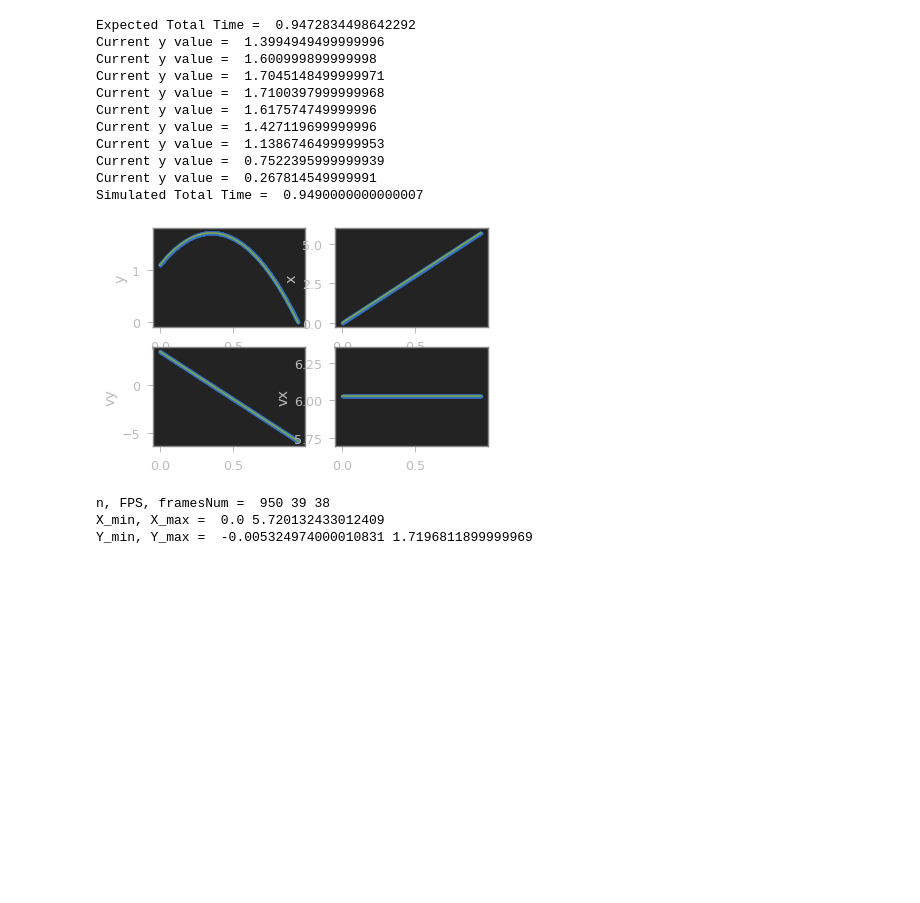
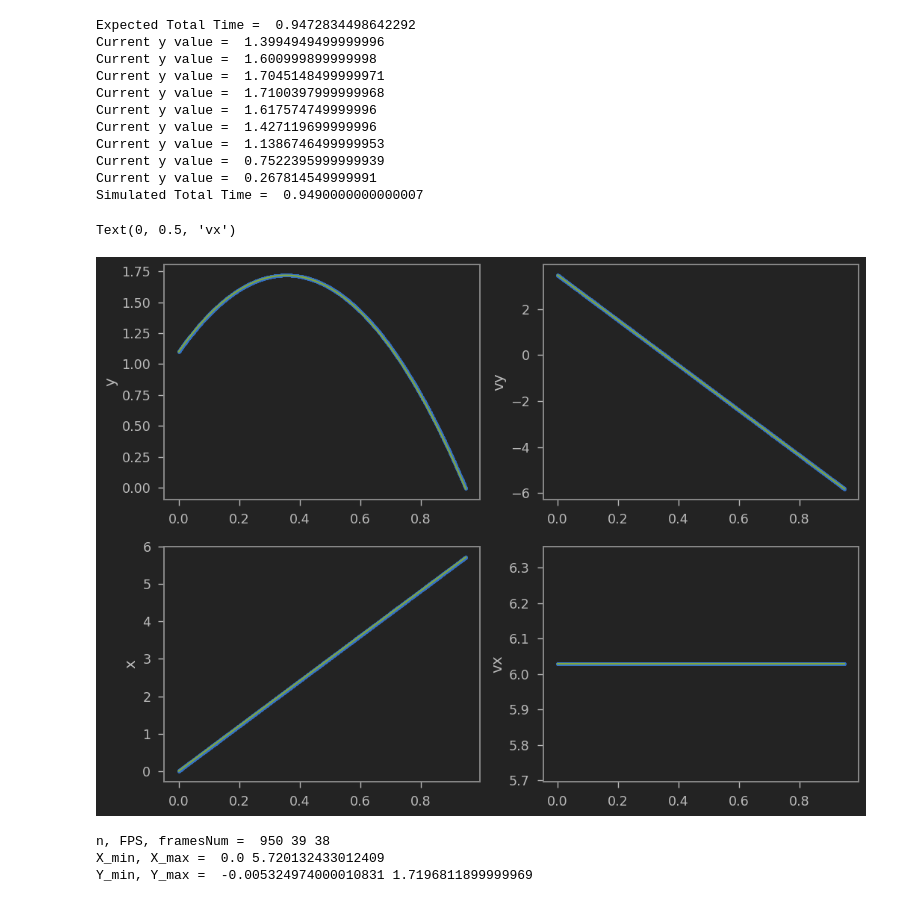
Before and after one commit to brash99/phys421, a Jupyter notebook: JupyterNotebooks/ProjectileMotionBasic.ipynb, the cells around one changed output. Drawn from its saved outputs; the diff is of its cells as text; code cells hidden in the pictures; blank space fills up the shorter version.

```diff
--- a/JupyterNotebooks/ProjectileMotionBasic.ipynb
+++ b/JupyterNotebooks/ProjectileMotionBasic.ipynb
@@ -164,33 +164,36 @@ Current y value =  0.267814549999991
 Simulated Total Time =  0.9490000000000007
 # %%
 import matplotlib.pyplot as plt
+plt.rcParams["figure.figsize"] = (12,9)
 
-# Generate the figure and the axes
-fig, axs = plt.subplots(nrows=2, ncols=2)
+figure, axis = plt.subplots(2, 2)
+plot1 = plt.subplot2grid((2, 2), (0, 0), rowspan=1, colspan=1)
+plot2 = plt.subplot2grid((2, 2), (0, 1), rowspan=1, colspan=1)
+plot3 = plt.subplot2grid((2, 2), (1, 0), rowspan=1, colspan=1)
+plot4 = plt.subplot2grid((2, 2), (1, 1), rowspan=1, colspan=1)
 
 # On the first axis, plot the y value
-axs[0][0].plot(t,y,'.')
-axs[0][0].plot(t,y_t)
-axs[0][0].set_ylabel('y')
+plot1.plot(t,y,'.')
+plot1.plot(t,y_t)
+plot1.set_ylabel('y')
 
 # On the second axis, plot the vy value
-axs[1][0].plot(t,vy,'.')
-axs[1][0].plot(t,vy_t)
-axs[1][0].set_ylabel('vy')
+plot2.plot(t,vy,'.')
+plot2.plot(t,vy_t)
+plot2.set_ylabel('vy')
 
 # On the third axis, plot the x value
-axs[0][1].plot(t,x,'.')
-axs[0][1].plot(t,x_t)
-axs[0][1].set_ylabel('x')
+plot3.plot(t,x,'.')
+plot3.plot(t,x_t)
+plot3.set_ylabel('x')
 
 # On the fourth axis, plot the vx value
-axs[1][1].plot(t,vx,'.')
-axs[1][1].plot(t,vx_t)
-axs[1][1].set_ylabel('vx')
-
-plt.show()
+plot4.plot(t,vx,'.')
+plot4.plot(t,vx_t)
+plot4.set_ylabel('vx')
 # %% [output]
+Text(0, 0.5, 'vx')
-[figure, old version]
+[figure, new version]
 # %%
 from matplotlib import animation
 from matplotlib.patches import Ellipse
```
Also changed, not shown: 1 other file.
